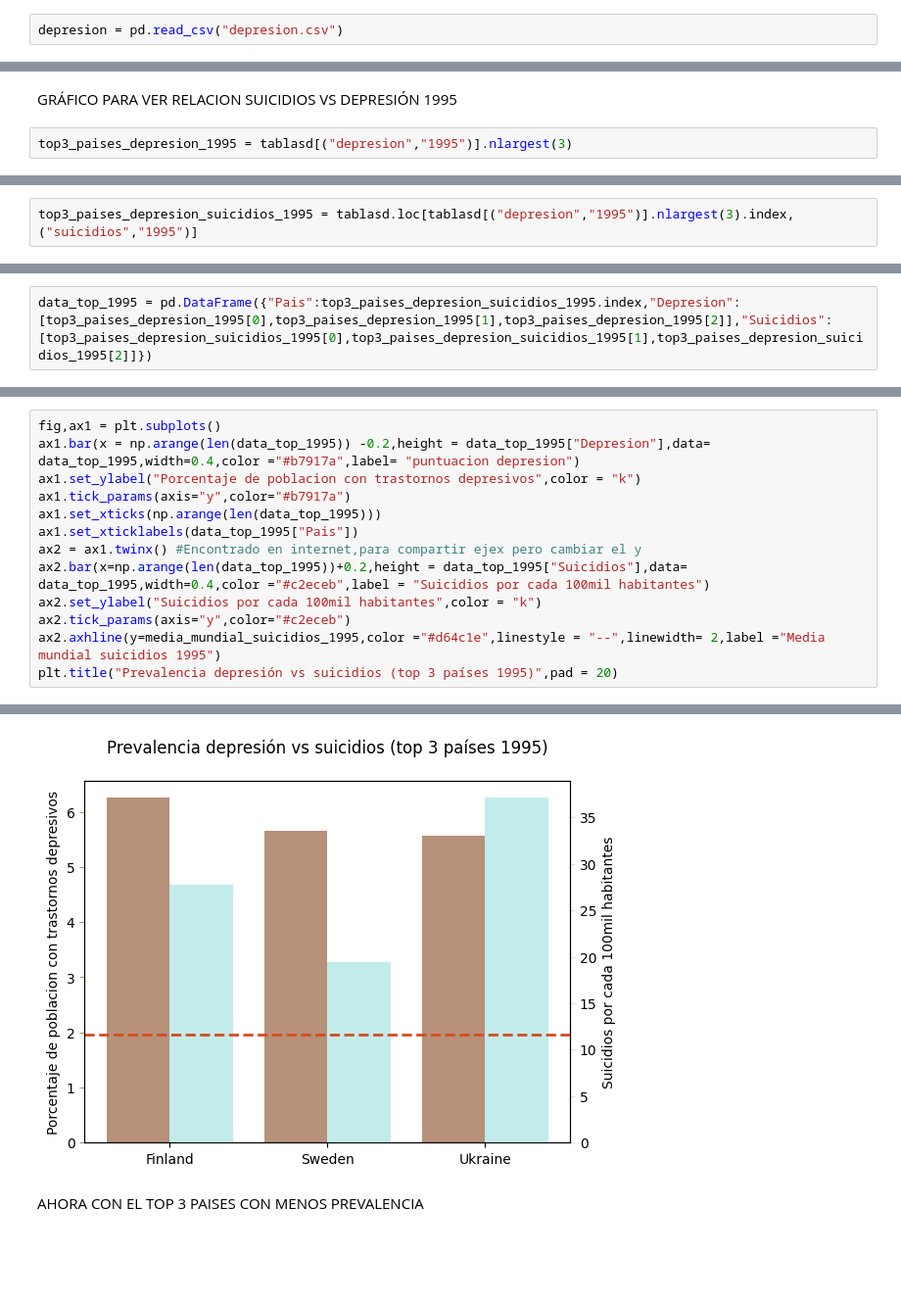
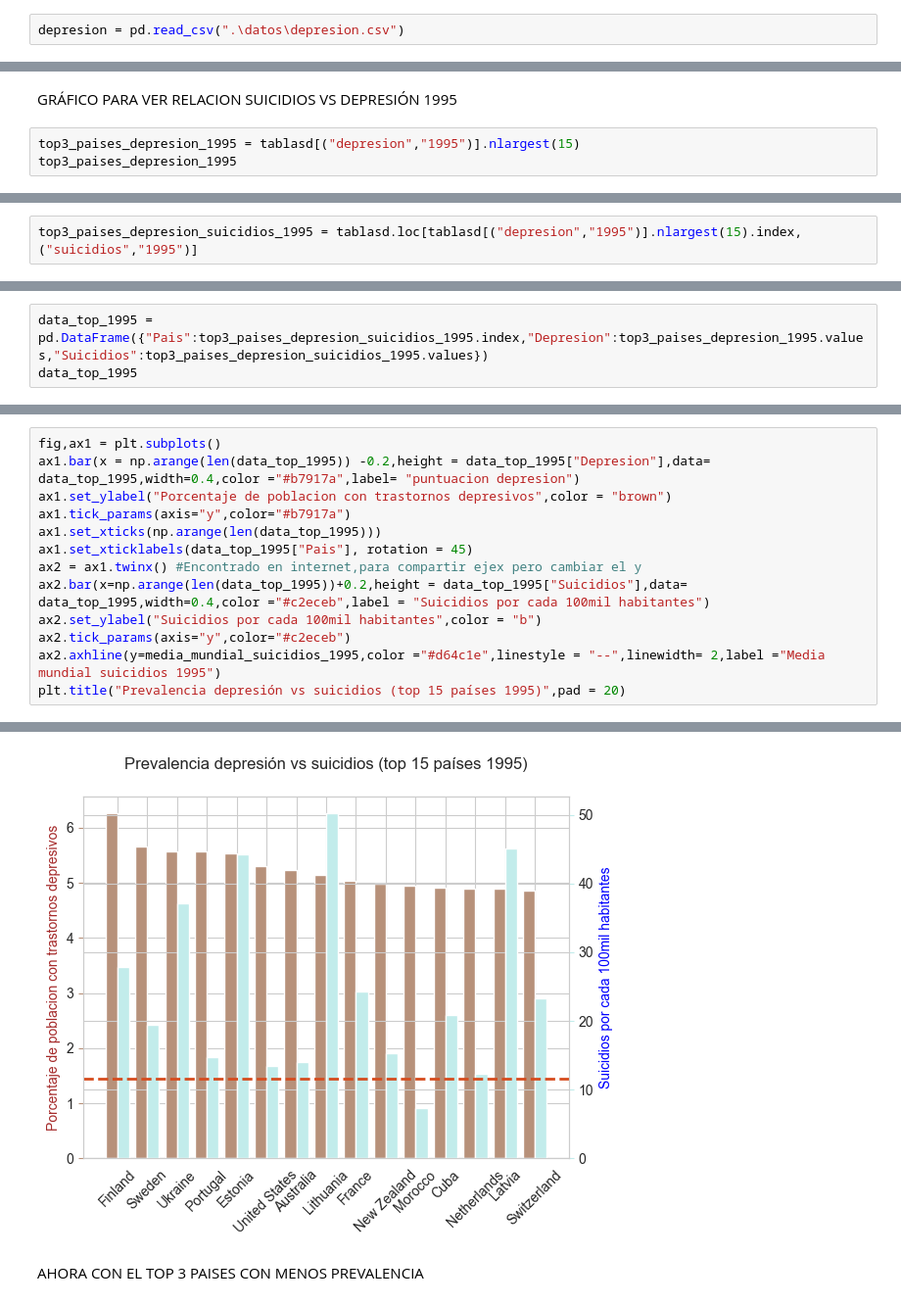
Before and after one commit to Rafacercos/Salud_mental_EDA, a Jupyter notebook: notebooks/EDA Trastornos depresivos.ipynb, the cells around one changed output, grey strips where cells are left out. Shown at 98% size. Saved outputs shown, nothing was run; the diff lists cells and outputs as text; blank space fills up the shorter version.

```diff
--- a/notebooks/EDA Trastornos depresivos.ipynb
+++ b/notebooks/EDA Trastornos depresivos.ipynb
@@ -114,7 +168,7 @@ felicidad_ordenada = felicidad.pivot_table(index=['Country', 'Year'],values=['So
 # %% [markdown]
 LIMPIO Y PREPARO EL DATASET DE PREVALENCIA DE LA DEPRESIÓN
 # %%
-depresion = pd.read_csv("depresion.csv")
+depresion = pd.read_csv(".\datos\depresion.csv")
 # %%
 for columna in depresion.columns:
     columna.strip()
@@ -226,4 +462,5 @@ top3_paises_depresion_suicidios_2015 = tablasd.loc[tablasd[("depresion","2015")]
 # %% [markdown]
 GRÁFICO PARA VER RELACION SUICIDIOS VS DEPRESIÓN 1995
 # %%
-top3_paises_depresion_1995 = tablasd[("depresion","1995")].nlargest(3)
+top3_paises_depresion_1995 = tablasd[("depresion","1995")].nlargest(15)
+top3_paises_depresion_1995
@@ -230,5 +485,5 @@ top3_paises_depresion_1995 = tablasd[("depresion","1995")].nlargest(3)
 # %%
-top3_paises_depresion_suicidios_1995 = tablasd.loc[tablasd[("depresion","1995")].nlargest(3).index,("suicidios","1995")]
+top3_paises_depresion_suicidios_1995 = tablasd.loc[tablasd[("depresion","1995")].nlargest(15).index,("suicidios","1995")]
 # %%
 top3_paises_depresion_suicidios_1995.index
 # %% [output]
@@ -236,2 +499,3 @@ Index(['Finland', 'Sweden', 'Ukraine'], dtype='object', name='Country')
 # %%
-data_top_1995 = pd.DataFrame({"Pais":top3_paises_depresion_suicidios_1995.index,"Depresion":[top3_paises_depresion_1995[0],top3_paises_depresion_1995[1],top3_paises_depresion_1995[2]],"Suicidios":[top3_paises_depresion_suicidios_1995[0],top3_paises_depresion_suicidios_1995[1],top3_paises_depresion_suicidios_1995[2]]})
+data_top_1995 = pd.DataFrame({"Pais":top3_paises_depresion_suicidios_1995.index,"Depresion":top3_paises_depresion_1995.values,"Suicidios":top3_paises_depresion_suicidios_1995.values})
+data_top_1995
@@ -238,14 +519,14 @@ data_top_1995 = pd.DataFrame({"Pais":top3_paises_depresion_suicidios_1995.index,
 # %%
 fig,ax1 = plt.subplots()
 ax1.bar(x = np.arange(len(data_top_1995)) -0.2,height = data_top_1995["Depresion"],data= data_top_1995,width=0.4,color ="#b7917a",label= "puntuacion depresion")
-ax1.set_ylabel("Porcentaje de poblacion con trastornos depresivos",color = "k")
+ax1.set_ylabel("Porcentaje de poblacion con trastornos depresivos",color = "brown")
 ax1.tick_params(axis="y",color="#b7917a")
 ax1.set_xticks(np.arange(len(data_top_1995)))
-ax1.set_xticklabels(data_top_1995["Pais"])
+ax1.set_xticklabels(data_top_1995["Pais"], rotation = 45)
 ax2 = ax1.twinx() #Encontrado en internet,para compartir ejex pero cambiar el y
 ax2.bar(x=np.arange(len(data_top_1995))+0.2,height = data_top_1995["Suicidios"],data= data_top_1995,width=0.4,color ="#c2eceb",label = "Suicidios por cada 100mil habitantes")
-ax2.set_ylabel("Suicidios por cada 100mil habitantes",color = "k")
+ax2.set_ylabel("Suicidios por cada 100mil habitantes",color = "b")
 ax2.tick_params(axis="y",color="#c2eceb")
 ax2.axhline(y=media_mundial_suicidios_1995,color ="#d64c1e",linestyle = "--",linewidth= 2,label ="Media mundial suicidios 1995")
-plt.title("Prevalencia depresión vs suicidios (top 3 países 1995)",pad = 20)
+plt.title("Prevalencia depresión vs suicidios (top 15 países 1995)",pad = 20)
 # %% [output]
@@ -253,4 +534,4 @@ Text(0.5, 1.0, 'Prevalencia depresión vs suicidios (top 3 países 1995)')
-[figure, old version]
+[figure, new version]
 # %% [markdown]
 AHORA CON EL TOP 3 PAISES CON MENOS PREVALENCIA
 # %%
```
Also changed, not shown: parts of 46 cells of this notebook.
